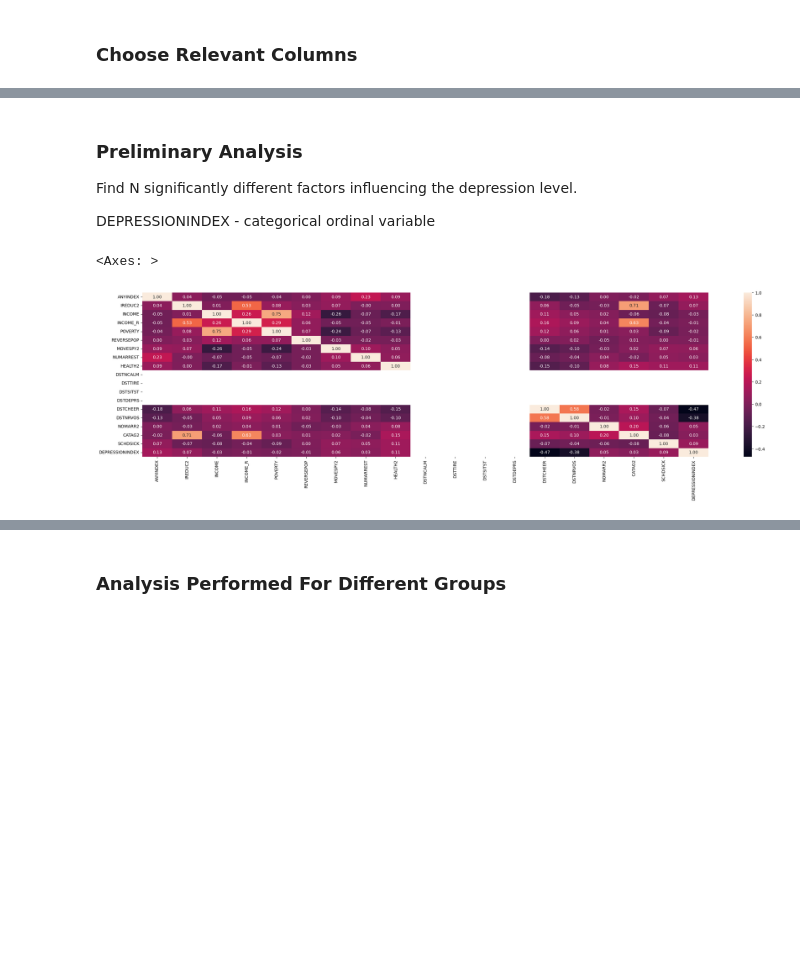
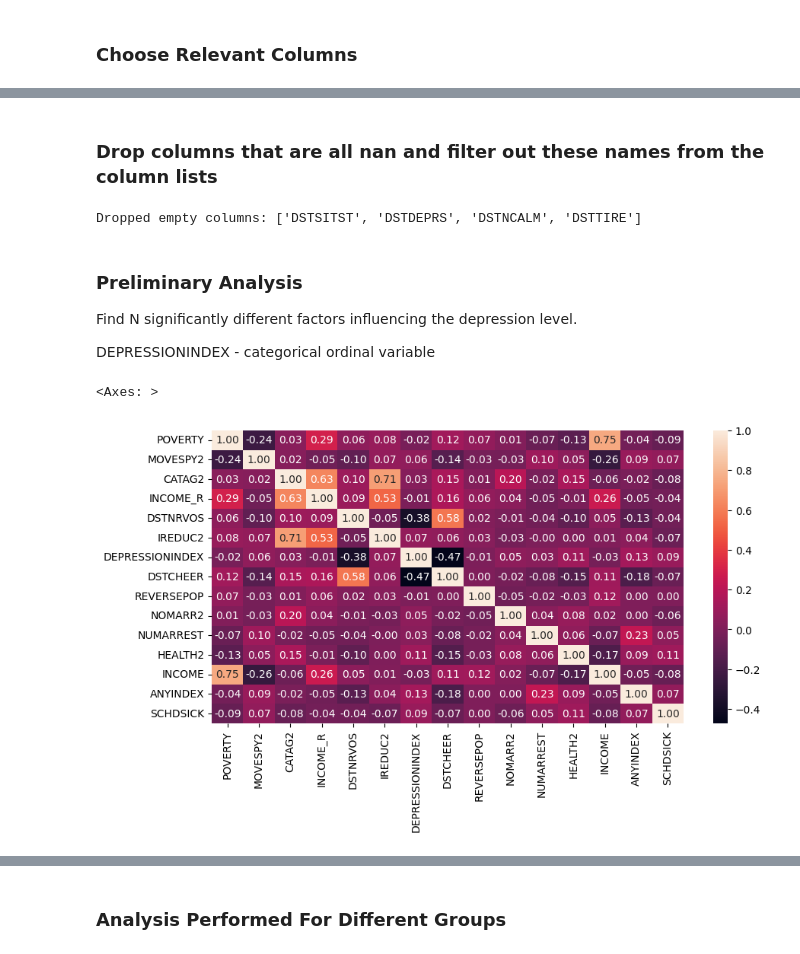
Before and after one commit to KozAAAAA/depression_analysis, a Jupyter notebook: analysis.ipynb, the cells around one changed output, grey strips where cells are left out. Saved outputs shown, nothing was run; the diff lists cells and outputs as text; code cells hidden in the pictures; blank space fills up the shorter version.

```diff
--- a/analysis.ipynb
+++ b/analysis.ipynb
@@ -79,3 +113,17 @@ depression_df = swap_to_nan(depression_df, cat_nom_cols, (0, 93))
+# %% [markdown]
+### Drop columns that are all nan and filter out these names from the column lists
+# %%
+original_cols = depression_df.columns.tolist()
+depression_df.dropna(axis=1, how="all", inplace=True)
+remaining_cols = depression_df.columns.tolist()
+dropped_cols = list(set(original_cols) - set(remaining_cols))
+
+for key, value in cols_dict.items():
+    cols_dict[key] = list(set(value) & set(remaining_cols))
+
+print(f"Dropped empty columns: {dropped_cols}")
+# %% [output]
+Dropped empty columns: ['DSTSITST', 'DSTDEPRS', 'DSTNCALM', 'DSTTIRE']
 # %% [markdown]
 ### Preliminary Analysis
 Find N significantly different factors influencing the depression level.
@@ -90,48 +138,44 @@ def get_spearman(df):
     return df.corr("spearman")
 
 
-def get_pps(df):
-    pps_df = pps.matrix(df)[["x", "y", "ppscore"]].pivot(
-        columns="x", index="y", values="ppscore"
-    )
-    pps_df.index.name = None
-    pps_df.columns.name = None
-    return pps_df
+def get_pps(df, indicator_col):
+    return pps.predictors(df, indicator_col)[["x", "ppscore"]]
 
 
 def analyse(
     df,
-    cat_bin_cols,
-    cat_nom_cols,
-    cat_ord_cols,
-    num_dis_cols,
-    num_con_cols,
+    cols_dict,
     indicator_col,
 ):
     pearson_df = get_pearson(
-        df[cat_ord_cols + num_dis_cols + num_con_cols + indicator_col]
+        df[cols_dict["cat_ord"] + cols_dict["num_dis"] + cols_dict["num_con"]]
     )
     spearman_df = get_spearman(
-        df[cat_ord_cols + num_dis_cols + num_con_cols + indicator_col]
+        df[cols_dict["cat_ord"] + cols_dict["num_dis"] + cols_dict["num_con"]]
     )
-    pps_df = get_pps(df)
+    pps_num_df = get_pps(
+        df[cols_dict["num_dis"] + cols_dict["num_con"] + [indicator_col]], indicator_col
+    )
 
-    return pearson_df, spearman_df, pps_df
+    pps_cat_df = get_pps(
+        df[cols_dict["cat_bin"] + cols_dict["cat_nom"] + cols_dict["cat_ord"]].astype(
+            str
+        ),
+        indicator_col,
+    )
+
+    return pearson_df, spearman_df, pps_num_df, pps_cat_df
 
 
-pearson_df, spearman_df, pps_df = analyse(
+pearson_df, spearman_df, pps_num_df, pps_cat_df = analyse(
     df=depression_df,
-    cat_bin_cols=cat_bin_cols,
-    cat_nom_cols=cat_nom_cols,
-    cat_ord_cols=cat_ord_cols,
-    num_dis_cols=num_dis_cols,
-    num_con_cols=num_con_cols,
+    cols_dict=cols_dict,
     indicator_col=indicator_col,
 )
 # %%
-plt.figure(figsize=(30, 7))
+plt.figure(figsize=(10, 5))
 sns.heatmap(pearson_df, annot=True, fmt=".2f")
 # %% [output]
 <Axes: >
-[figure, old version]
+[figure, new version]
 # %%
```
Also changed, not shown: parts of 9 cells of this notebook.
